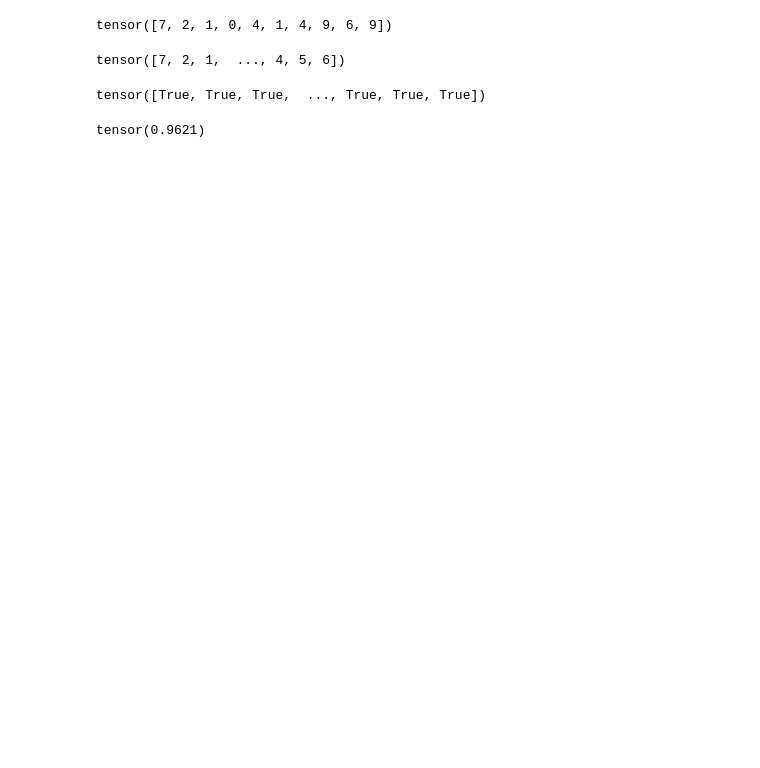
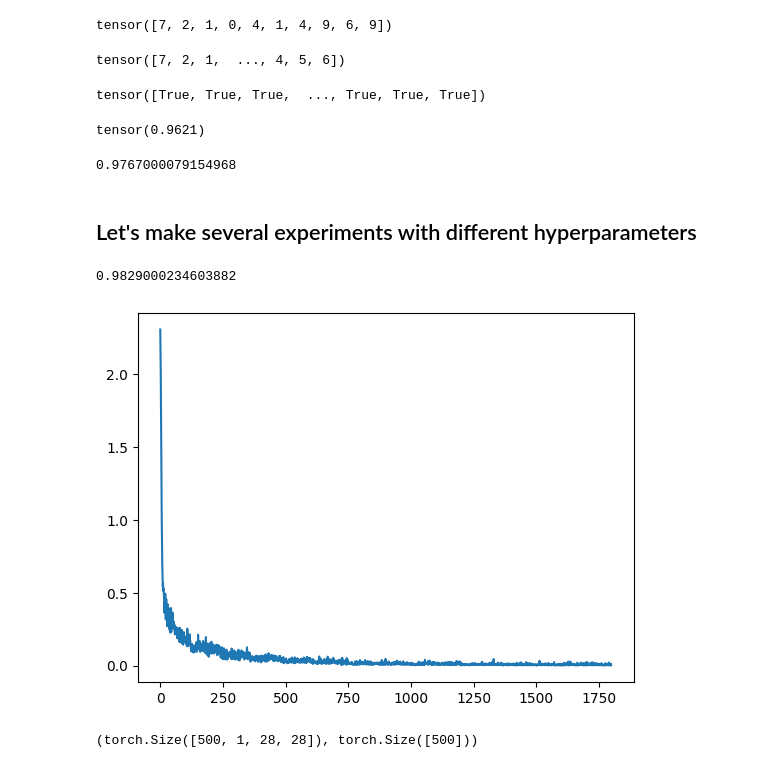
Before and after one commit to jdasam/mas1004, a Jupyter notebook: live_coding/4_MNIST_classification.ipynb, the cells around one changed output. Drawn from its saved outputs; the diff is of its cells as text; code cells hidden in the pictures; blank space fills up the shorter version.

Commit message:
after make up class

```diff
--- a/live_coding/4_MNIST_classification.ipynb
+++ b/live_coding/4_MNIST_classification.ipynb
@@ -418,7 +512,7 @@ print(test_imgs.shape)
 # %% [output]
 torch.Size([10000, 784])
 # %%
-pred = model(test_imgs)
+pred = model(test_imgs.to(DEV))
 # %%
 torch.set_printoptions(sci_mode=False)
 print(pred[:10].softmax(dim=-1))
@@ -457,3 +551,44 @@ tensor([True, True, True,  ..., True, True, True])
 sum(pred_digit == test_labels) / len(test_labels)
 # %% [output]
 tensor(0.9621)
+# %%
+def get_accuracy(pred, target):
+  pred = pred.cpu()
+  pred_digit = torch.argmax(pred, dim=1)
+  is_correct = pred_digit == target
+  return (sum(is_correct) / len(pred)).item()
+
+def get_test_accuracy(model, test_imgs, test_labels):
+  pred = model(test_imgs.to(DEV))
+  return get_accuracy(pred, test_labels)
+
+# get_accuracy(pred, test_labels)
+get_test_accuracy(model, test_imgs, test_labels)
+# %% [output]
+0.9767000079154968
+# %% [markdown]
+## Let's make several experiments with different hyperparameters
+# %%
+model = Classifier(input_dim = 784,hidden_dim=1024)
+optimizer = torch.optim.Adam(model.parameters(), lr=0.001)
+loss_record = []
+num_epoch = 10
+
+batch_size = 500
+
+# Let's use GPU
+model = model.to(DEV)
+
+loss_record = train_for_given_epoch(model,
+                                    optimizer,
+                                    imgs,
+                                    labels,
+                                    get_nll_with_softmax,
+                                    num_epoch=15,
+                                    batch_size=500,
+                                    shuffle=True)
+plt.plot(loss_record)
+get_test_accuracy(model, test_imgs, test_labels)
+# %% [output]
+0.9829000234603882
+[figure, added]
@@ -459,0 +635,19 @@ tensor(0.9621)
+# %%
+# You can make a DataLoader using a dataset
+
+train_loader = torch.utils.data.DataLoader(train_set,
+                                           batch_size=500,
+                                           shuffle=False,
+                                           drop_last=False)
+# Drop last decides whether you drop the last batch if the remaining samples are smaller than the batch size
+# Assume your batch size is 100 and you have 1003 samples. After doing 10 batches, you only have 3 remaining samples
+# You can use this samples, but that batch will have only 3 samples, which is much smaller than the given batch size
+
+
+for batch in train_loader:
+  img_batch, lbl_batch = batch
+  break
+
+img_batch.shape, lbl_batch.shape
+# %% [output]
+(torch.Size([500, 1, 28, 28]), torch.Size([500]))
```
Also changed, not shown: parts of 17 cells of this notebook.
